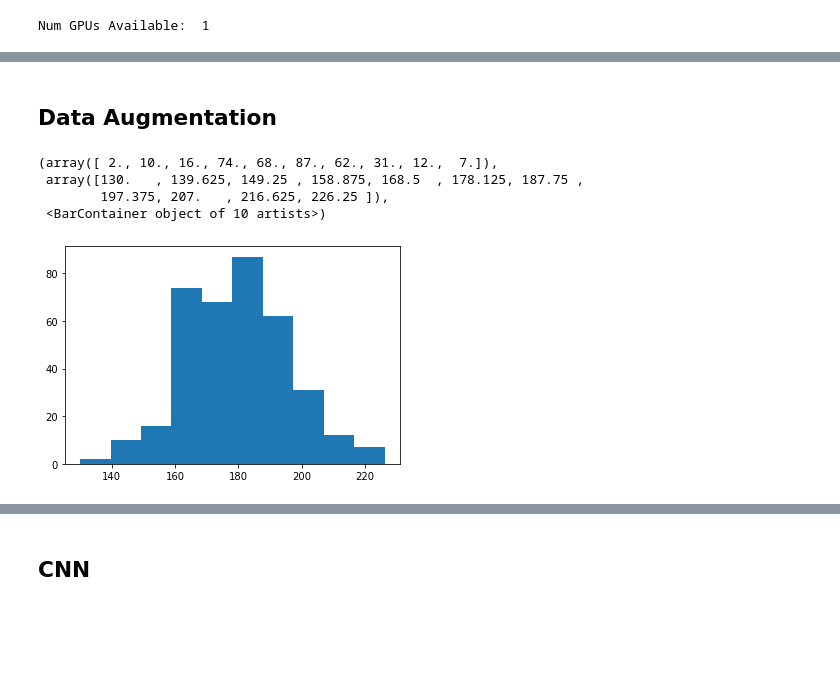
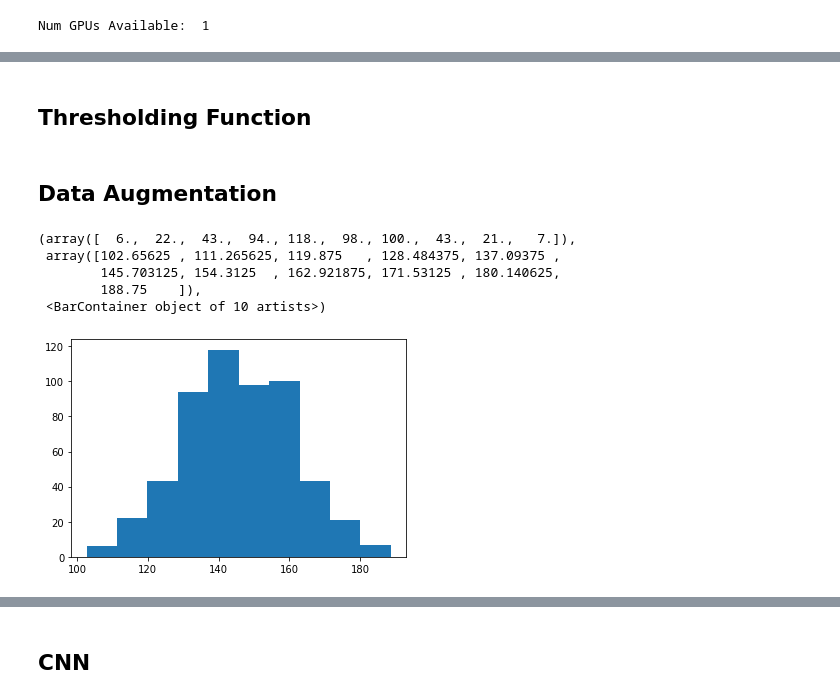
Before and after one commit to Beepul-Bharti/HCM_Project, a Jupyter notebook: 4ChamberCine_HCM_CNN.ipynb, the cells around one changed output, grey strips where cells are left out. Saved outputs shown, nothing was run; the diff lists cells and outputs as text; code cells hidden in the pictures; blank space fills up the shorter version.

```diff
--- a/4ChamberCine_HCM_CNN.ipynb
+++ b/4ChamberCine_HCM_CNN.ipynb
@@ -99,0 +131,42 @@ for i in range(volume.shape[2]):
+# %%
+# Load images of patients listed in Image_df
+masks = []
+images = []
+X_res = []
+Y_res = []
+
+for patients in Image_df.PatientNumber:
+    path = filepath + '/' + patients
+    image_path = path + '/' + listdir(path)[0]
+    image_dir = listdir(image_path)
+    img_mask = np.asarray(Image.open(image_path + '/' + 'Mask.png'))
+    masks.append(img_mask)
+    num_frames = len(image_dir) - 1
+    X_res.append(img_mask.shape[1])
+    Y_res.append(img_mask.shape[0])
+    img_data = np.zeros((img_mask.shape[0],img_mask.shape[1],num_frames))
+    for k in range(num_frames):
+        framepath = image_path + '/' + str(k+1) + '.png'
+        img_data[:,:,k] = np.asarray(Image.open(framepath))
+    images.append(img_data)
+# %%
+# Calculate lengths and widths of image masks
+X_res = []
+Y_res = []
+crop_masks = []
+crop_images = []
+for i, m in enumerate(masks):
+    bbox = measure.regionprops(m.astype('uint8'))[0].bbox
+    c_mask = m[bbox[0]:bbox[2],bbox[1]:bbox[3]]
+    crop_images.append(images[i][bbox[0]:bbox[2],bbox[1]:bbox[3],:])
+    crop_masks.append(c_mask)
+    X_res.append(c_mask.shape[1])
+    Y_res.append(c_mask.shape[0])
+# %%
+# Add X_res and Y_res columns to Image df
+Image_df['X_res'] = X_res
+Image_df['Y_res'] = Y_res
+# %%
+# Add X_length and Y_length columns to Image df
+Image_df['X_Length'] = Image_df['ColumnSpacing']*Image_df['X_res']
+Image_df['Y_Length'] = Image_df['RowSpacing']*Image_df['Y_res']
@@ -99,0 +178,2 @@ for i in range(volume.shape[2]):
+# %% [markdown]
+## Thresholding Function
@@ -102,14 +202,15 @@ for i in range(volume.shape[2]):
 # %%
 ## Histogram of y_lengths
 # This suggests that we may need to correct the padding. The largest length
 # seems like an outlier and is most likely making us pad the other images too much
-plt.hist(training_df.Y_Length)
+plt.hist(Image_df.Y_Length)
 # %% [output]
-(array([ 2., 10., 16., 74., 68., 87., 62., 31., 12.,  7.]),
- array([130.   , 139.625, 149.25 , 158.875, 168.5  , 178.125, 187.75 ,
-        197.375, 207.   , 216.625, 226.25 ]),
+(array([  6.,  22.,  43.,  94., 118.,  98., 100.,  43.,  21.,   7.]),
+ array([102.65625 , 111.265625, 119.875   , 128.484375, 137.09375 ,
+        145.703125, 154.3125  , 162.921875, 171.53125 , 180.140625,
+        188.75    ]),
  <BarContainer object of 10 artists>)
-[figure, old version]
+[figure, new version]
 # %%
 ## Histogram of x_lengths
 # This suggests that we may need to correct the padding. The largest length
```
Also changed, not shown: parts of 45 cells of this notebook.
